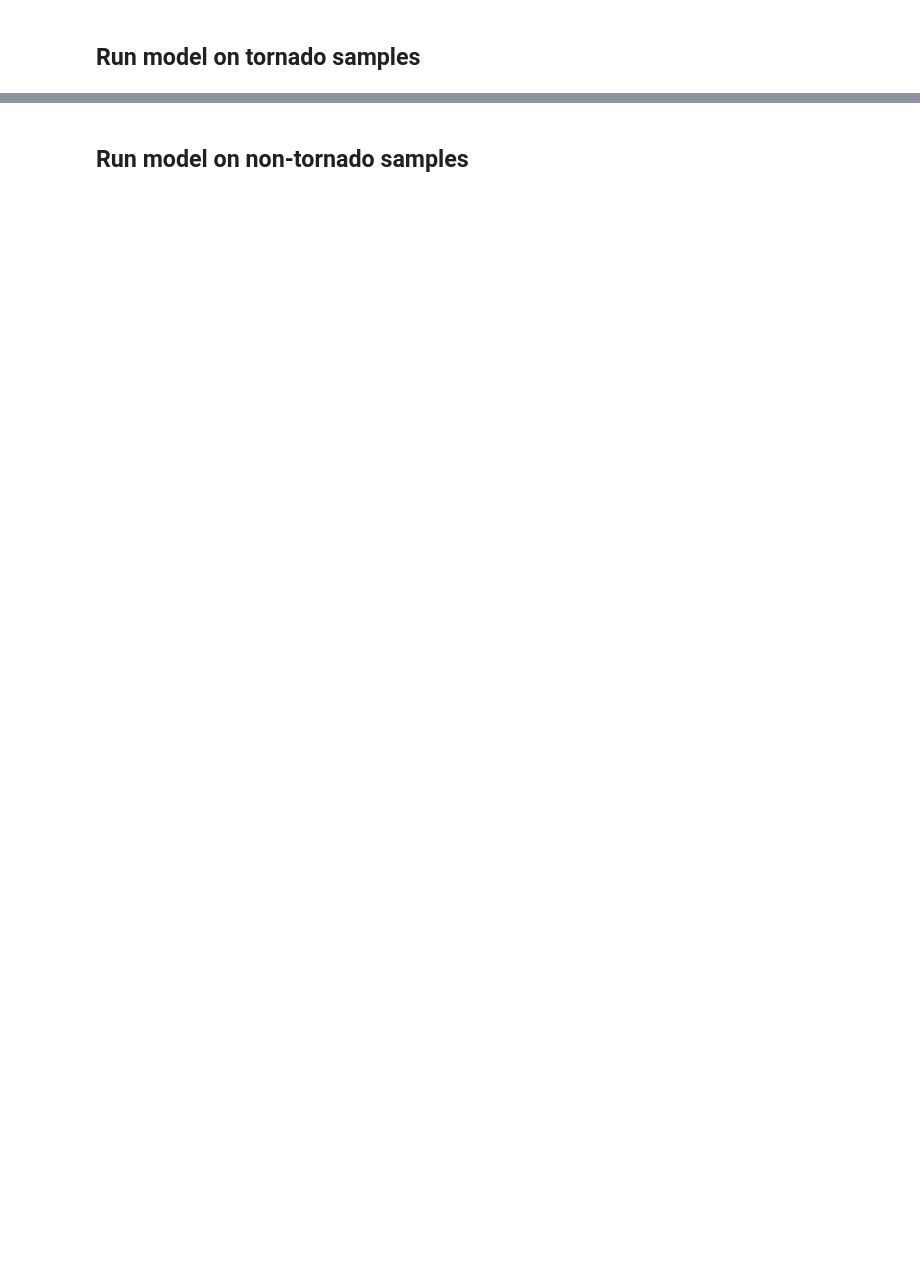
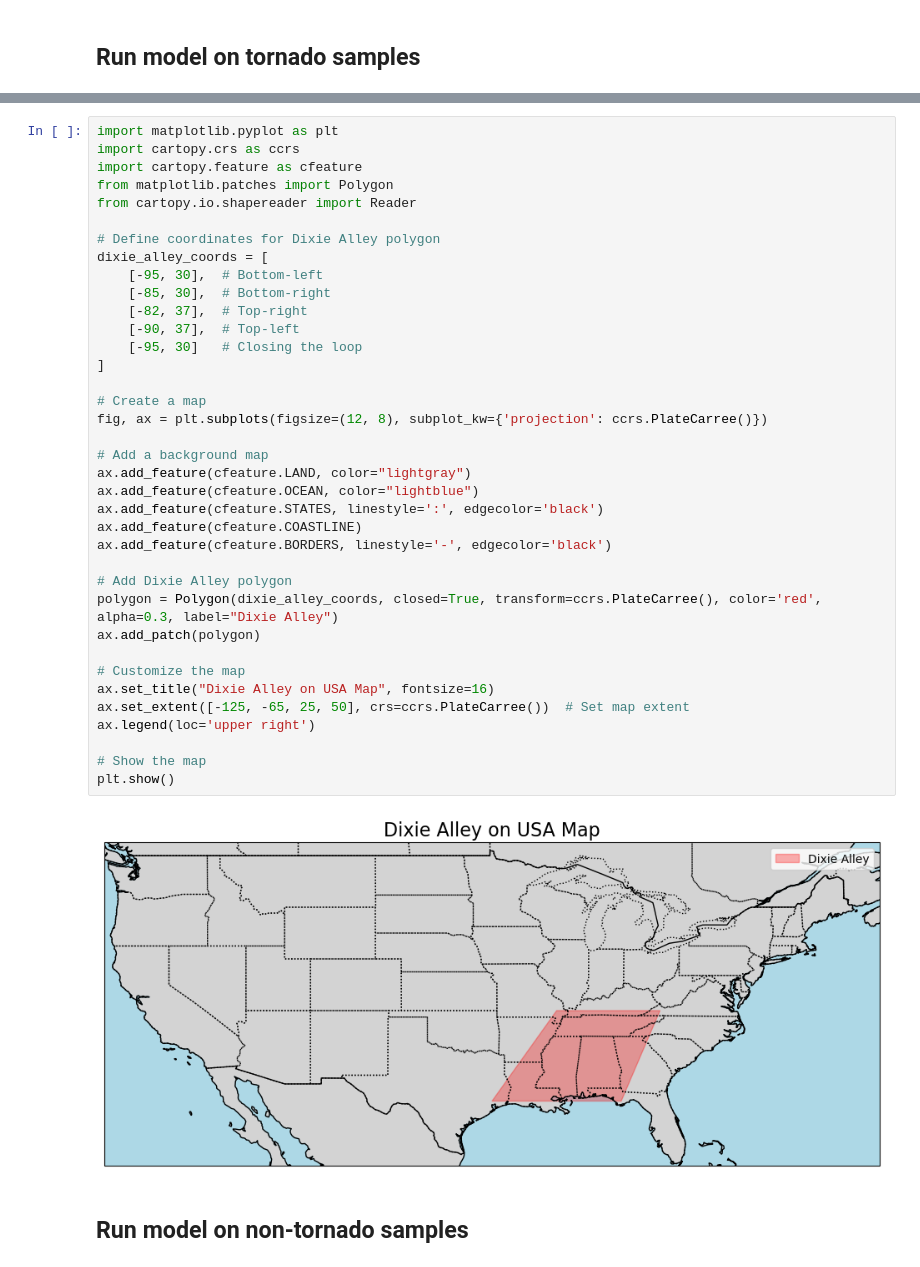
Before and after one commit to Higgs32584/tornet-Higgins, a Jupyter notebook: notebooks/VisualizeSamples.ipynb, the cells around one changed output, grey strips where cells are left out. Cells and saved outputs as stored; diff of their text form; blank space fills up the shorter version.

```diff
--- a/notebooks/VisualizeSamples.ipynb
+++ b/notebooks/VisualizeSamples.ipynb
@@ -87,3 +273,42 @@ for didx in range(4):
+# %%
+import matplotlib.pyplot as plt
+import cartopy.crs as ccrs
+import cartopy.feature as cfeature
+from matplotlib.patches import Polygon
+from cartopy.io.shapereader import Reader
+
+# Define coordinates for Dixie Alley polygon
+dixie_alley_coords = [
+    [-95, 30],  # Bottom-left
+    [-85, 30],  # Bottom-right
+    [-82, 37],  # Top-right
+    [-90, 37],  # Top-left
+    [-95, 30]   # Closing the loop
+]
+
+# Create a map
+fig, ax = plt.subplots(figsize=(12, 8), subplot_kw={'projection': ccrs.PlateCarree()})
+
+# Add a background map
+ax.add_feature(cfeature.LAND, color="lightgray")
+ax.add_feature(cfeature.OCEAN, color="lightblue")
+ax.add_feature(cfeature.STATES, linestyle=':', edgecolor='black')
+ax.add_feature(cfeature.COASTLINE)
+ax.add_feature(cfeature.BORDERS, linestyle='-', edgecolor='black')
+
+# Add Dixie Alley polygon
+polygon = Polygon(dixie_alley_coords, closed=True, transform=ccrs.PlateCarree(), color='red', alpha=0.3, label="Dixie Alley")
+ax.add_patch(polygon)
+
+# Customize the map
+ax.set_title("Dixie Alley on USA Map", fontsize=16)
+ax.set_extent([-125, -65, 25, 50], crs=ccrs.PlateCarree())  # Set map extent
+ax.legend(loc='upper right')
+
+# Show the map
+plt.show()
+# %% [output]
+[figure, added]
 # %% [markdown]
 ## Run model on non-tornado samples
 # %%
```
Also changed, not shown: parts of 14 cells of this notebook, 5 other files.
